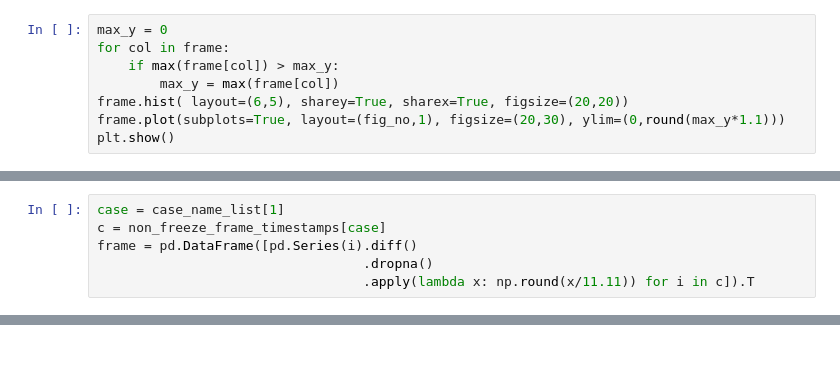
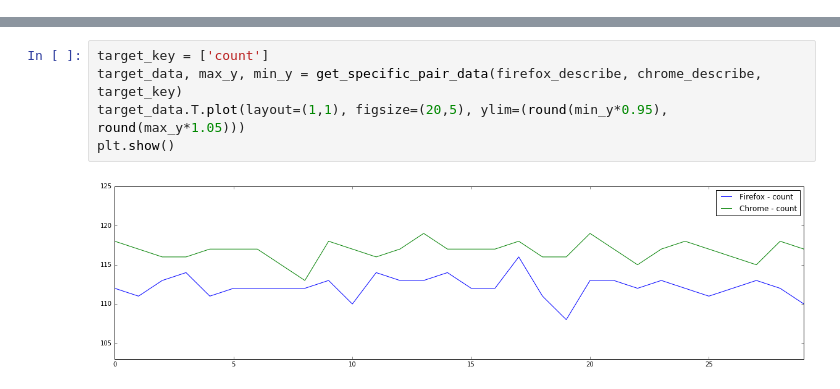
Before and after one commit to Mozilla-TWQA/Hasal, a Jupyter notebook: thirdParty/ipynbTemplates/report-frame-throughput-30-round.ipynb, the cells around one changed output, grey strips where cells are left out. Cells and saved outputs as stored; diff of their text form; blank space fills up the shorter version.

```diff
--- a/thirdParty/ipynbTemplates/report-frame-throughput-30-round.ipynb
+++ b/thirdParty/ipynbTemplates/report-frame-throughput-30-round.ipynb
@@ -124,8 +0,0 @@ frame.describe()
-# %%
-max_y = 0
-for col in frame:
-    if max(frame[col]) > max_y:
-        max_y = max(frame[col])
-frame.hist( layout=(6,5), sharey=True, sharex=True, figsize=(20,20))
-frame.plot(subplots=True, layout=(fig_no,1), figsize=(20,30), ylim=(0,round(max_y*1.1)))
-plt.show()
@@ -160,6 +0,0 @@ sum(out_data.corr().cumsum().T[out_data.shape[1]-1])
-# %%
-case = case_name_list[1]
-c = non_freeze_frame_timestamps[case]
-frame = pd.DataFrame([pd.Series(i).diff()
-                                  .dropna()
-                                  .apply(lambda x: np.round(x/11.11)) for i in c]).T
@@ -251,0 +180,7 @@ sum(out_data.corr().cumsum().T[out_data.shape[1]-1])
+# %%
+target_key = ['count']
+target_data, max_y, min_y = get_specific_pair_data(firefox_describe, chrome_describe, target_key)
+target_data.T.plot(layout=(1,1), figsize=(20,5), ylim=(round(min_y*0.95), round(max_y*1.05)))
+plt.show()
+# %% [output]
+[figure, added]
```
Also changed, not shown: parts of 38 cells of this notebook.
